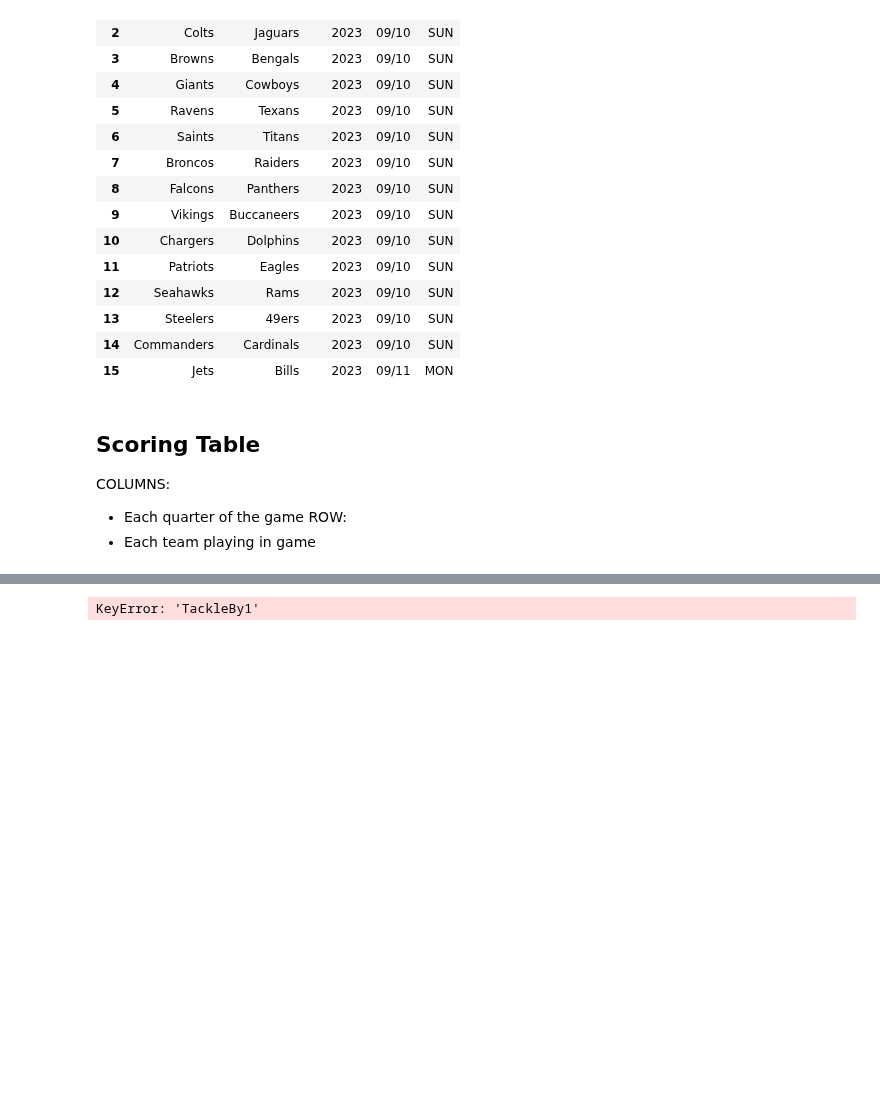
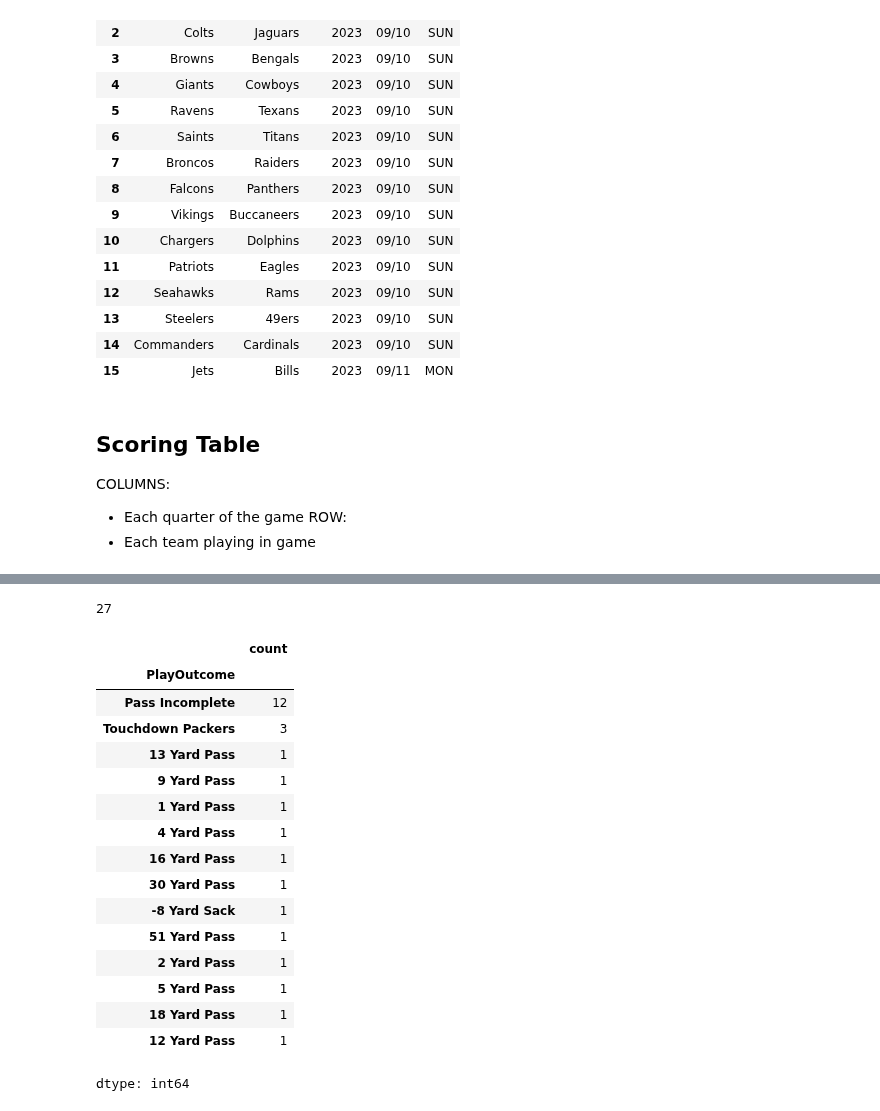
Before and after one commit to KeoniM/NFL_Data_Cleaning, a Jupyter notebook: NFL_Plays_Week1_2023.ipynb, the cells around one changed output, grey strips where cells are left out. Cells and saved outputs as stored; diff of their text form; code cells hidden in the pictures; blank space fills up the shorter version.

```diff
--- a/NFL_Plays_Week1_2023.ipynb
+++ b/NFL_Plays_Week1_2023.ipynb
@@ -4460,7 +4538,8 @@ ROW:
 # %%
-game_num = 0
+game_num = 1
 
 away_team = df_2023_week1_schedule['AwayTeam'].iloc[game_num]
 home_team = df_2023_week1_schedule['HomeTeam'].iloc[game_num]
 
-score_table(away_team, home_team, df_week1_plays_cleaned, dict_teams)
+df_all_plays_in_game = df_week1_plays_cleaned.loc[(df_week1_plays_cleaned['HomeTeam'] == home_team) &
+                                                  (df_week1_plays_cleaned['AwayTeam'] == away_team)]
@@ -4521,16 +4579,0 @@ print(f"{df_successful_passing_plays.shape[0]}/{df_qb_total_passing_plays.shape[
-# %%
-quarterback = list_qbs[1]
-
-df_qb_total_passing_plays = df_all_plays_in_game.loc[df_all_plays_in_game['Passer'] == quarterback]
-
-df_qb_total_passing_plays = df_qb_total_passing_plays.loc[(~df_qb_total_passing_plays['PlayType'].str.contains('no play', case=False))]
-
-df_successful_passing_plays = df_qb_total_passing_plays.loc[(df_qb_total_passing_plays['PlayOutcome'].str.contains('yard pass', case=False)) |
-                                                              (df_qb_total_passing_plays['PlayOutcome'].str.contains(f'touchdown {dict_qbs_to_team.get(quarterback)}', case=False))]
-
-# print(f"{df_successful_passing_plays.shape[0]}/{df_qb_total_passing_plays.shape[0]}")
-
-print(len(df_qb_total_passing_plays))
-# df_qb_total_passing_plays['PlayOutcome'].value_counts()
-
-df_qb_total_passing_plays['PlayType'].value_counts()
@@ -4772,9 +4579,0 @@ df_all_defensive_plays
-# %%
-# 2. All solo tackles made form the specified team
-
-df_all_solo_tackles = df_all_defensive_plays['TackleBy1'].loc[(df_all_defensive_plays['TackleBy1'] != 'nan') &
-                                                              (df_all_defensive_plays['TackleBy2'] == 'nan')].value_counts()
-
-df_all_solo_tackles
-# %% [output]
-KeyError: 'TackleBy1'
@@ -4787,0 +4580,25 @@ df_player_with_most_tackles
+# %%
+df_qb_total_passing_plays = df_all_plays_in_game.loc[(df_all_plays_in_game['Passer'] == quarterback)]
+
+print(len(df_qb_total_passing_plays))
+
+df_qb_total_passing_plays['PlayOutcome'].value_counts()
+# %% [output]
+27
+|  | count |
+| PlayOutcome |  |
+| Pass Incomplete | 12 |
+| Touchdown Packers | 3 |
+| 13 Yard Pass | 1 |
+| 9 Yard Pass | 1 |
+| 1 Yard Pass | 1 |
+| 4 Yard Pass | 1 |
+| 16 Yard Pass | 1 |
+| 30 Yard Pass | 1 |
+| -8 Yard Sack | 1 |
+| 51 Yard Pass | 1 |
+| 2 Yard Pass | 1 |
+| 5 Yard Pass | 1 |
+| 18 Yard Pass | 1 |
+| 12 Yard Pass | 1 |
+dtype: int64
```
Also changed, not shown: parts of 49 cells of this notebook.
